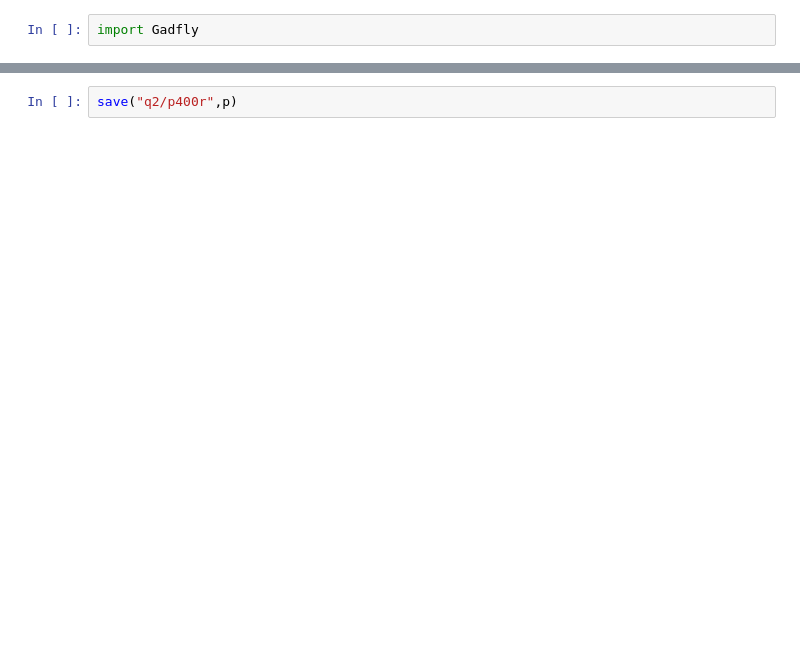
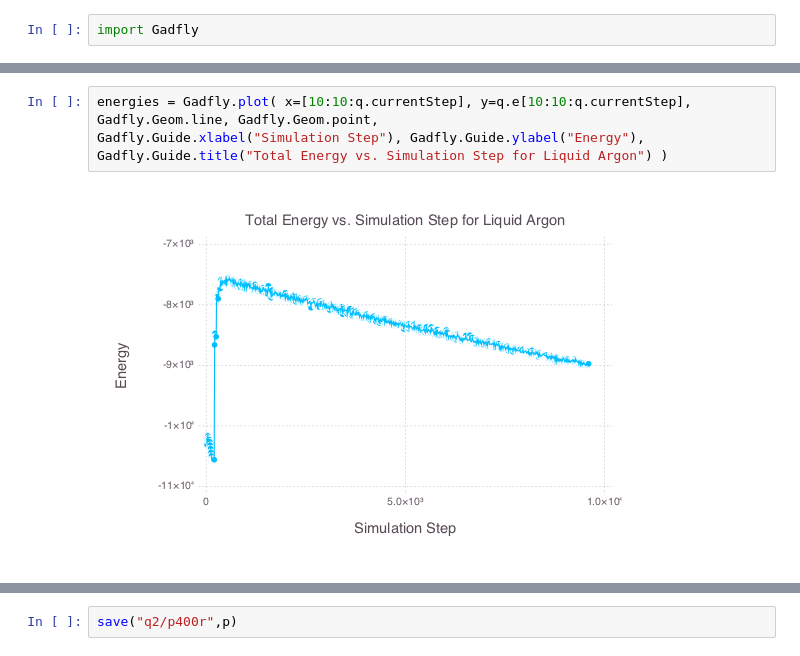
Before and after one commit to stefco/g6080, a Jupyter notebook: set02/sci-comp-hw-2-stefan.ipynb, the cells around one changed output, grey strips where cells are left out. Saved outputs shown, nothing was run; the diff lists cells and outputs as text; blank space fills up the shorter version.

```diff
--- a/set02/sci-comp-hw-2-stefan.ipynb
+++ b/set02/sci-comp-hw-2-stefan.ipynb
@@ -104,0 +73,6 @@ Calculating kinetic energies... done.
+# %%
+energies = Gadfly.plot( x=[10:10:q.currentStep], y=q.e[10:10:q.currentStep], Gadfly.Geom.line, Gadfly.Geom.point,
+Gadfly.Guide.xlabel("Simulation Step"), Gadfly.Guide.ylabel("Energy"),
+Gadfly.Guide.title("Total Energy vs. Simulation Step for Liquid Argon") )
+# %% [output]
+[figure, added]
```
Also changed, not shown: parts of 11 cells of this notebook, 5 other files.
